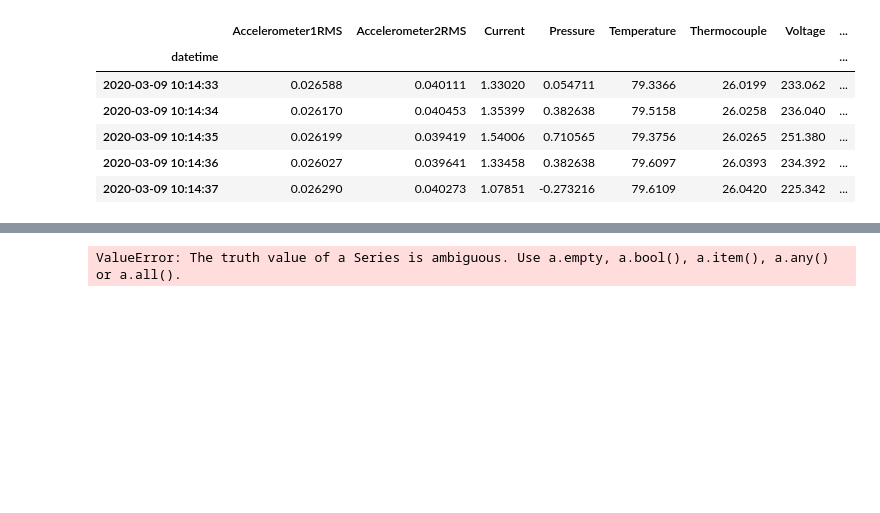
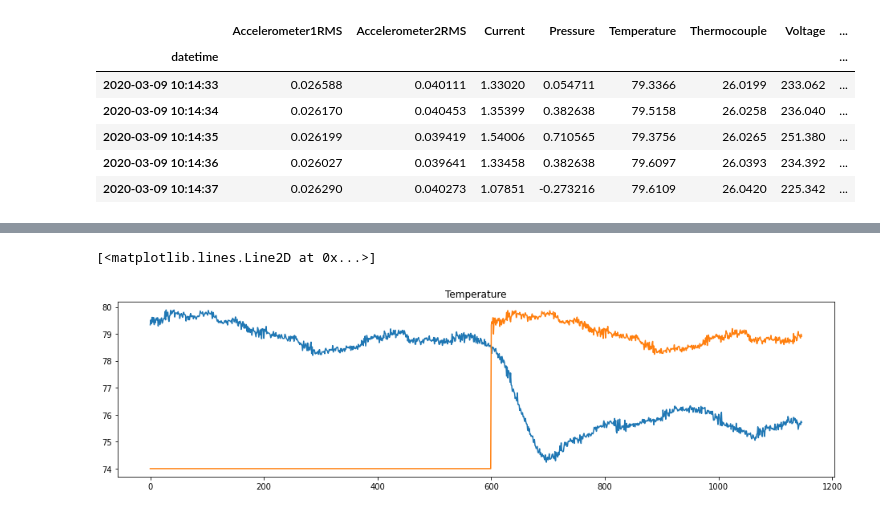
Before and after one commit to dabdya/anomaly_detection, a Jupyter notebook: ARIMA.ipynb, the cells around one changed output, grey strips where cells are left out. Cells and saved outputs as stored; diff of their text form; code cells hidden in the pictures; blank space fills up the shorter version.

```diff
--- a/ARIMA.ipynb
+++ b/ARIMA.ipynb
@@ -232,8 +233,3 @@ def undo_difference(x, d=1):
 ### ARIMA
 
 Модели $ARIMA$ имеют гиперпараметры $q$ - порядок $MA$ процесса, $p$ - порядок $AR$ процесса и $d$ - порядок дифференцирования, т.е. как часто мы будем производить эту операцию. Таким образом, модели $ARMA$ и $ARIMA$ определяются как $$\Large X_t = c + \epsilon_t + \sum_{i=1}^{q}\theta_i \epsilon_{t-i} + \sum_{i=1}^{p}\phi_i X_{t-i}$$
-# %%
-import statsmodels.api as sm
-
-data = sm.datasets.sunspots.load_pandas().data
-x = data['SUNACTIVITY'].values.squeeze()
@@ -315,12 +444,19 @@ plot_pacf(x)
 # %%
 from sklearn.model_selection import train_test_split
 # %%
-train_size = int(len(x) * 0.7)
+train_size = 600
 x_train, x_test = x[:train_size], x[train_size:]
 y_train, y_test = y[:train_size], y[train_size:]
 # %%
-# p, d, q
-mod = ARIMA(x, order=(2, 1, 1))
-mod.fit(x_train, y_train)
+# q, d, p
+mod = ARIMA(1, 0, 4)
+mod.fit(x_train)
+pred = mod.predict(x_test)
-# %% [output]
-ValueError: The truth value of a Series is ambiguous. Use a.empty, a.bool(), a.item(), a.any() or a.all().
+# %%
+plt.figure(figsize=(16,4))
+plt.title('Temperature')
+plt.plot(x)
+plt.plot(np.hstack([np.array([74] * train_size), pred]))
+# %% [output]
+[<matplotlib.lines.Line2D at 0x...>]
+[figure, added]
```
Also changed, not shown: parts of 34 cells of this notebook, 12 other files.
